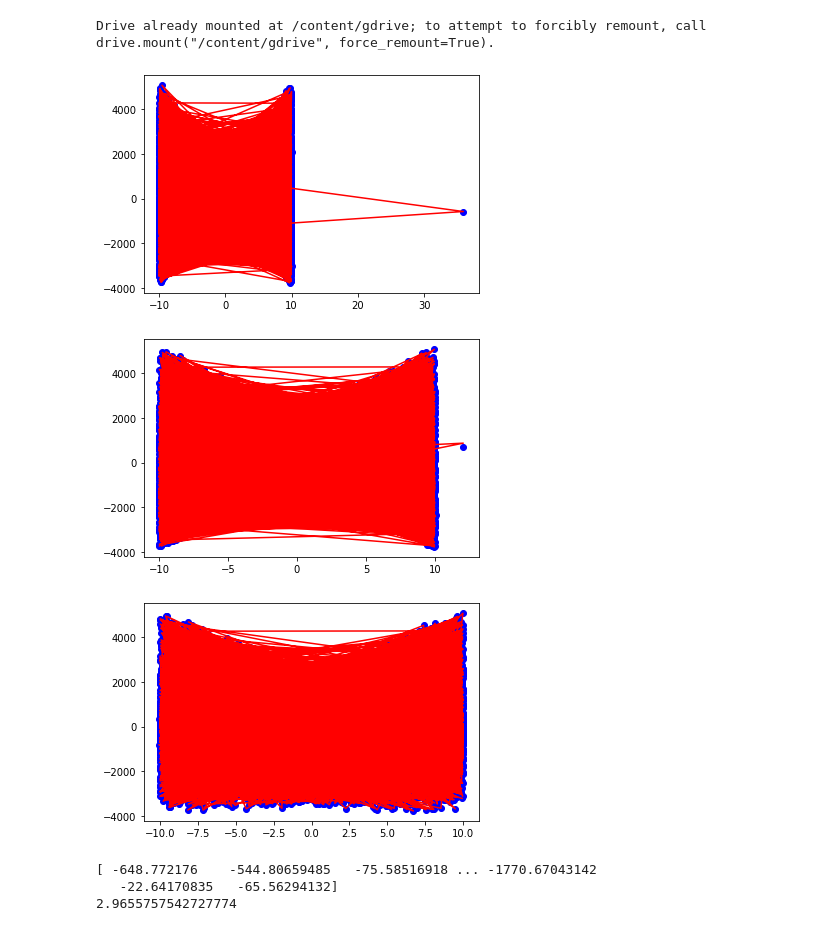
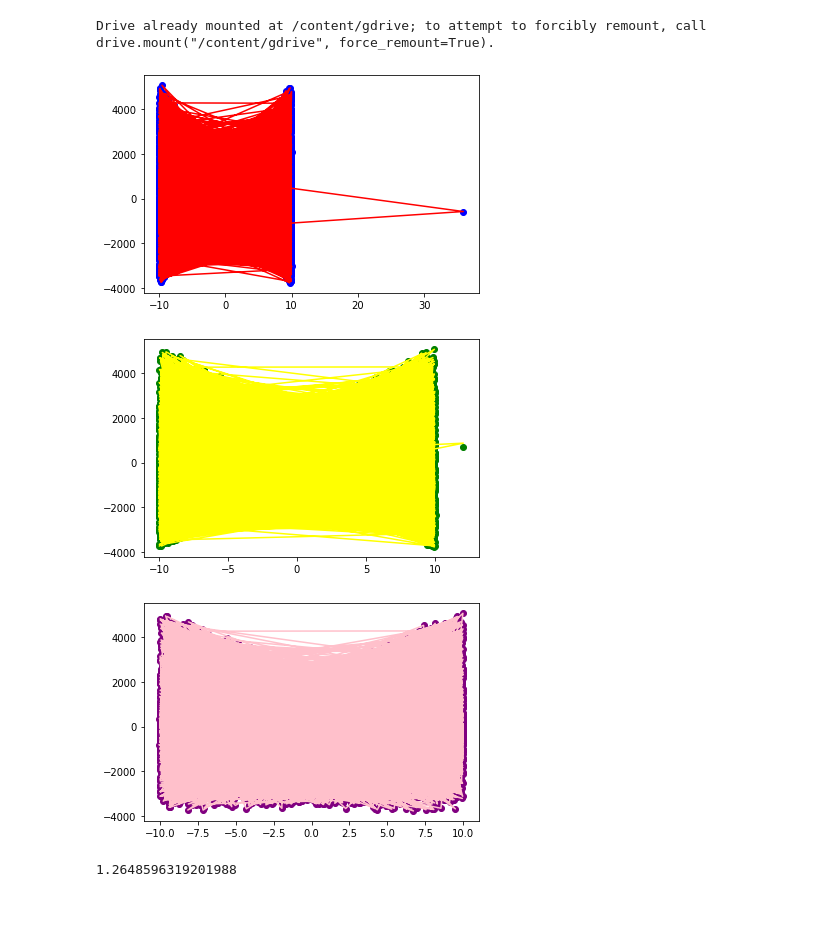
Before and after one commit to yashsingla1/machine-learning, a Jupyter notebook: polynomial_regression.ipynb, the cells around one changed output. Saved outputs shown, nothing was run; the diff lists cells and outputs as text; code cells hidden in the pictures.

```diff
--- a/polynomial_regression.ipynb
+++ b/polynomial_regression.ipynb
@@ -113,11 +113,11 @@ p=b.dot(theta)
 plt.scatter(x,l,color="blue")
 plt.plot(x,p,color="red")
 plt.show()
-plt.scatter(y,l,color="blue")
-plt.plot(y,p,color="red")
+plt.scatter(y,l,color="green")
+plt.plot(y,p,color="yellow")
 plt.show()
-plt.scatter(z,l,color="blue")
-plt.plot(z,p,color="red")
+plt.scatter(z,l,color="purple")
+plt.plot(z,p,color="pink")
 plt.show()
 df2=pd.read_csv('gdrive/My Drive/Polynomial_test.csv')
 x1=df2.values[:, 1]
@@ -153,36 +153,35 @@ for j in range(m1):
   b1[j][21]=x1[j]*(z1[j]**2)
   b1[j][22]=(y1[j]**2)*(z1[j]**3)
   b1[j][23]=z1[j]*(x1[j]**13)
   b1[j][24]=(z1[j]**3)*x1[j]*(y1[j]**9)
   b1[j][25]=(z1[j]**4)*(x1[j]**4)*(y1[j]**2)
   b1[j][26]=(z1[j]**2)*(x1[j]**2)*(y1[j]**6)
 
 
 
 '''
 for row in b1:
 		for i in range(len(row)):
 			row[i] = (row[i] - a[i]) / (minmax[i][1] - minmax[i][0])
 '''
 #b1= np.hstack((np.ones((m1,1)), b1))
 b1 = (b1 - mu)/sigma
 b1= np.hstack((np.ones((m1,1)), b1))
 price =b1.dot(theta)
-print(price)
+#print(price)
 errors = np.subtract(price,l1)
 sqrErrors = np.square(errors)
+sqrErrors=sqrErrors**0.5
 sum=0
 for i in range(m1):
   sum=sum+sqrErrors[i]
 
 mean=sum/m1
 root=mean**0.5
 print(root)
 # %% [output]
 Drive already mounted at /content/gdrive; to attempt to forcibly remount, call drive.mount("/content/gdrive", force_remount=True).
 [figure]
-[figure, old version]
+[figure, new version]
-[figure, old version]
+[figure, new version]
-[ -648.772176    -544.80659485   -75.58516918 ... -1770.67043142
-   -22.64170835   -65.56294132]
-2.9655757542727774
+1.2648596319201988
```
